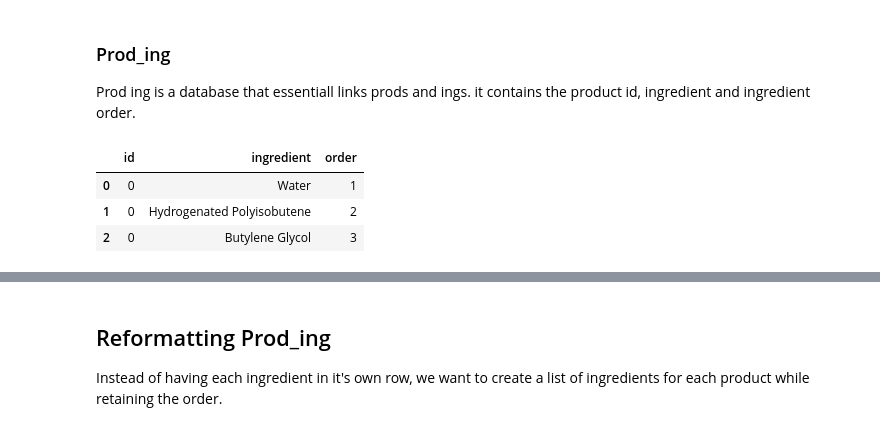
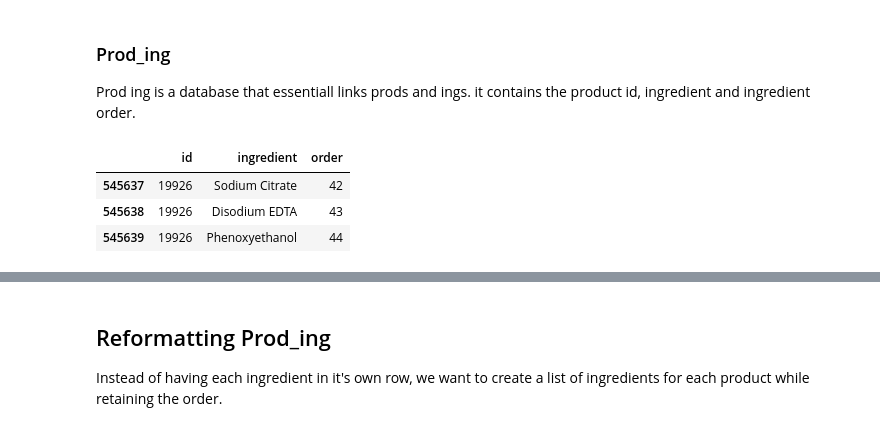
Before and after one commit to isabelbbeard/fp-python, a Jupyter notebook: ReformattingData_02.ipynb, the cells around one changed output, grey strips where cells are left out. Drawn from its saved outputs; the diff is of its cells as text; code cells hidden in the pictures.

```diff
--- a/ReformattingData_02.ipynb
+++ b/ReformattingData_02.ipynb
@@ -60,9 +70,9 @@ prods.head(3)
 ### Prod_ing
 Prod ing is a database that essentiall links prods and ings. it contains the product id, ingredient and ingredient order.
 # %%
-prod_ing.head(3)
+prod_ing.tail(3)
 # %% [output]
 |  | id | ingredient | order |
-| 0 | 0 | Water | 1 |
-| 1 | 0 | Hydrogenated Polyisobutene | 2 |
-| 2 | 0 | Butylene Glycol | 3 |
+| 545637 | 19926 | Sodium Citrate | 42 |
+| 545638 | 19926 | Disodium EDTA | 43 |
+| 545639 | 19926 | Phenoxyethanol | 44 |
```
Also changed, not shown: parts of 8 cells of this notebook.
